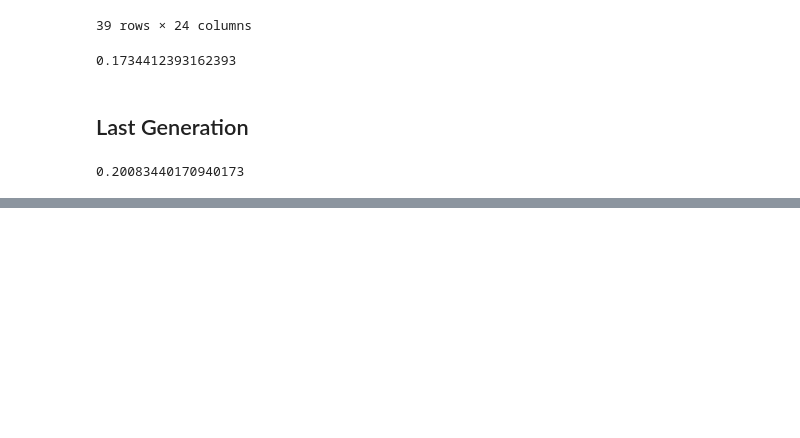
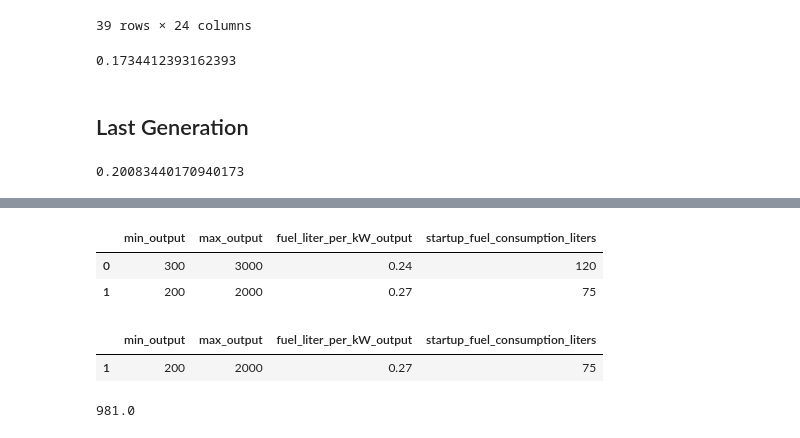
Before and after one commit to KarelMacek/zephyros, a Jupyter notebook: my_notebook.ipynb, the cells around one changed output, grey strips where cells are left out. Saved outputs shown, nothing was run; the diff lists cells and outputs as text; code cells hidden in the pictures; blank space fills up the shorter version.

```diff
--- a/my_notebook.ipynb
+++ b/my_notebook.ipynb
@@ -1572,0 +1605,26 @@ mean_absolute_error(y_test, dummy_predict_previous(X_test))
+# %%
+df_generators = pd.DataFrame(
+    {
+        "min_output": [300, 200],
+        "max_output": [3000, 2000],
+        "fuel_liter_per_kW_output": [0.24, 0.27],
+        "startup_fuel_consumption_liters": [120, 75]
+    }
+)
+df_generators
+# %% [output]
+|  | min_output | max_output | fuel_liter_per_kW_output | startup_fuel_consumption_liters |
+| 0 | 300 | 3000 | 0.24 | 120 |
+| 1 | 200 | 2000 | 0.27 | 75 |
+# %%
+a_t = (0,1)
+def non_zero_indices(t):
+    return [i for i, value in enumerate(t) if value != 0]
+df_generators.iloc[non_zero_indices(a_t),:]
+# %% [output]
+|  | min_output | max_output | fuel_liter_per_kW_output | startup_fuel_consumption_liters |
+| 1 | 200 | 2000 | 0.27 | 75 |
+# %%
+optimal_one_step(4000, (1,1))
+# %% [output]
+981.0
```
Also changed, not shown: parts of 19 cells of this notebook.
